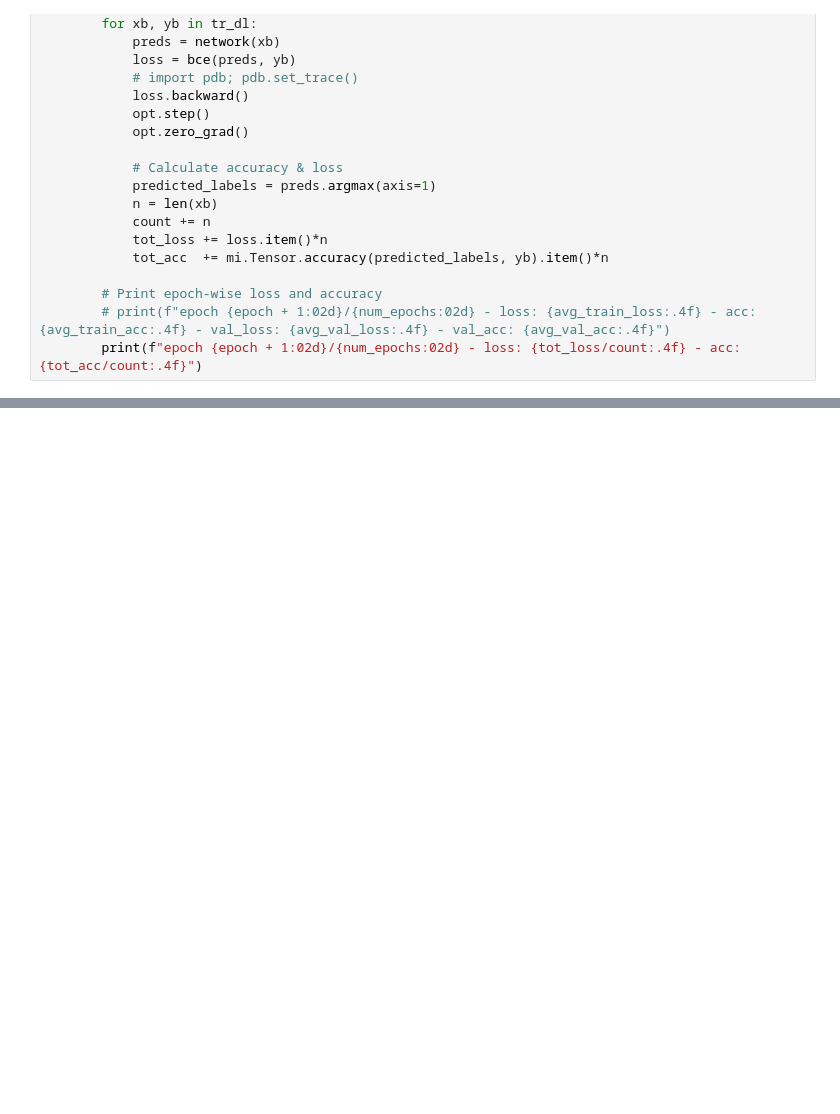
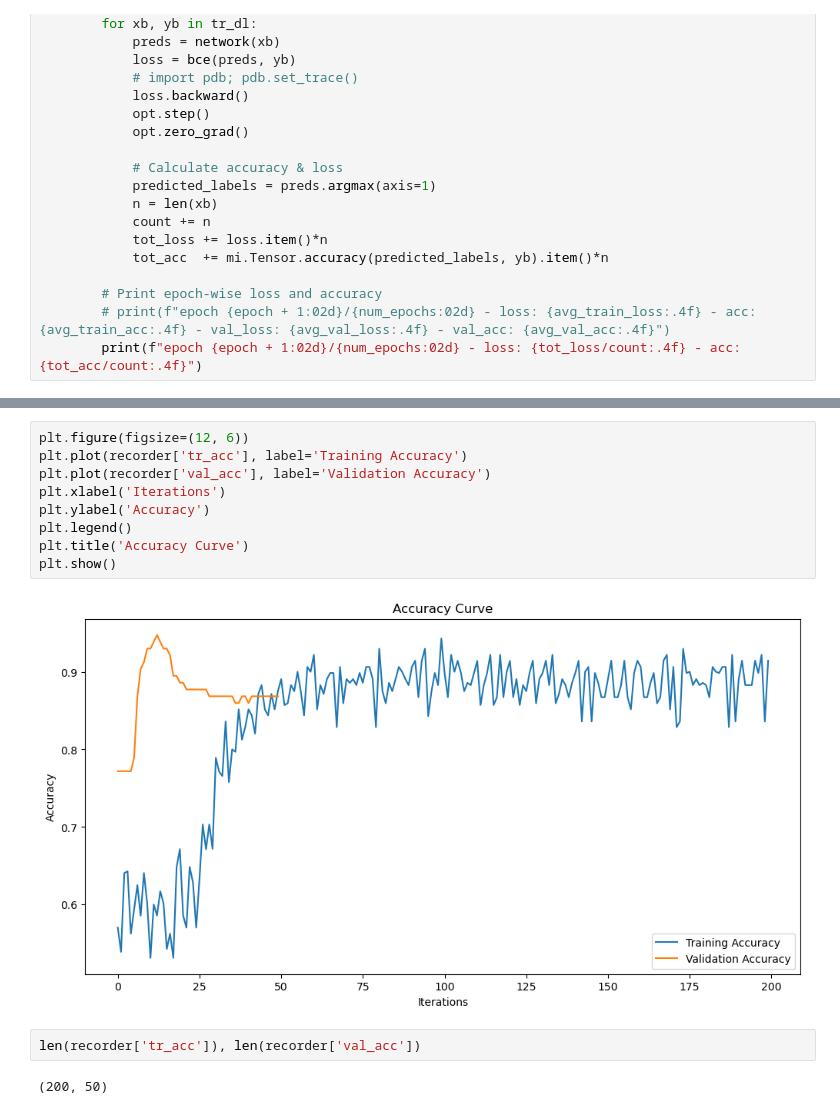
Before and after one commit to m0saan/42B2C-Cursus, a Jupyter notebook: mlp/draft.ipynb, the cells around one changed output, grey strips where cells are left out. Drawn from its saved outputs; the diff is of its cells as text; blank space fills up the shorter version.

```diff
--- a/mlp/draft.ipynb
+++ b/mlp/draft.ipynb
@@ -230,0 +233,15 @@ epoch 05/05 - loss: 0.3114 - acc: 0.8839 - val_loss: 0.3966 - val_acc: 0.8600
+# %%
+plt.figure(figsize=(12, 6))
+plt.plot(recorder['tr_acc'], label='Training Accuracy')
+plt.plot(recorder['val_acc'], label='Validation Accuracy')
+plt.xlabel('Iterations')
+plt.ylabel('Accuracy')
+plt.legend()
+plt.title('Accuracy Curve')
+plt.show()
+# %% [output]
+[figure, added]
+# %%
+len(recorder['tr_acc']), len(recorder['val_acc'])
+# %% [output]
+(200, 50)
```
Also changed, not shown: parts of 17 cells of this notebook.
